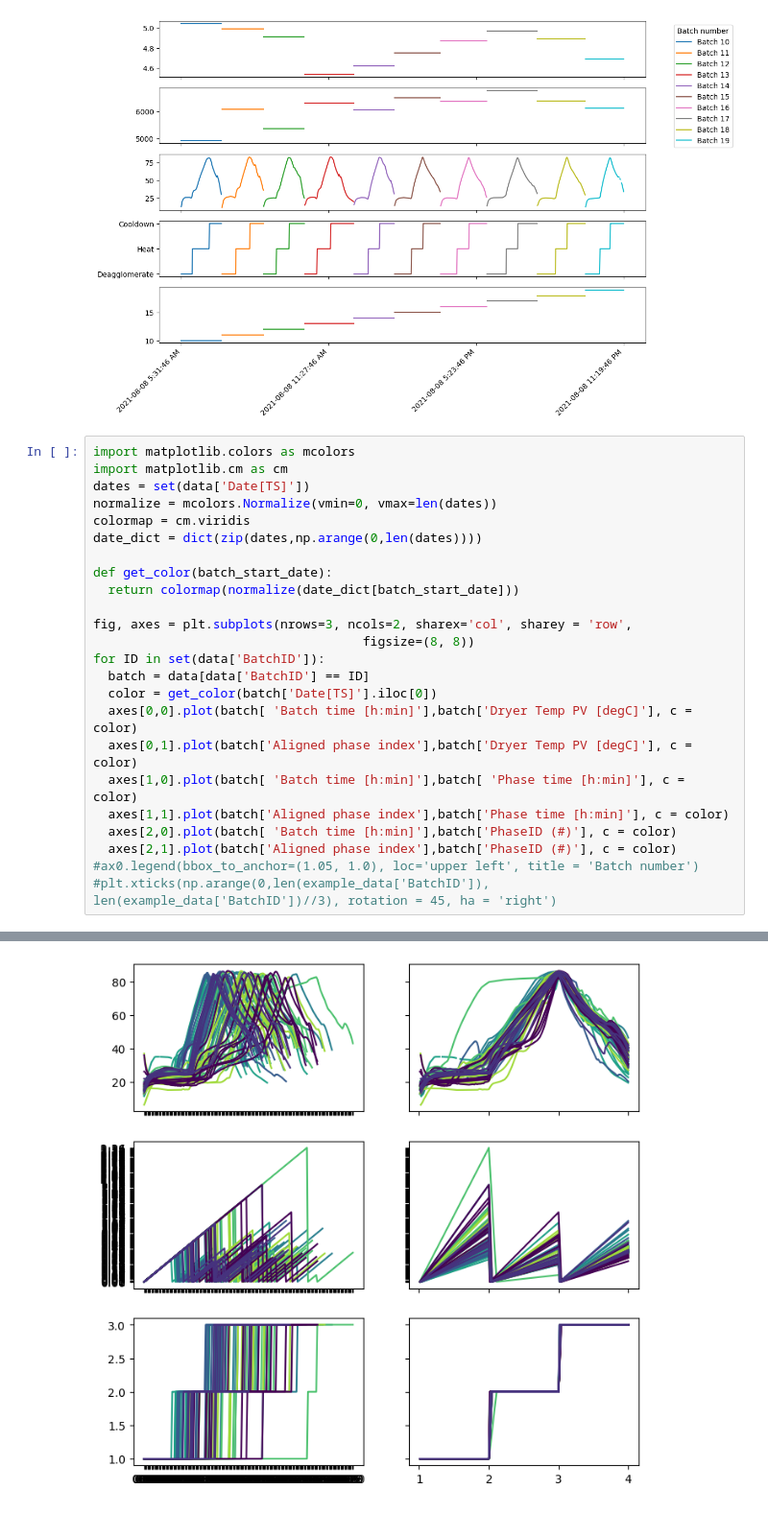
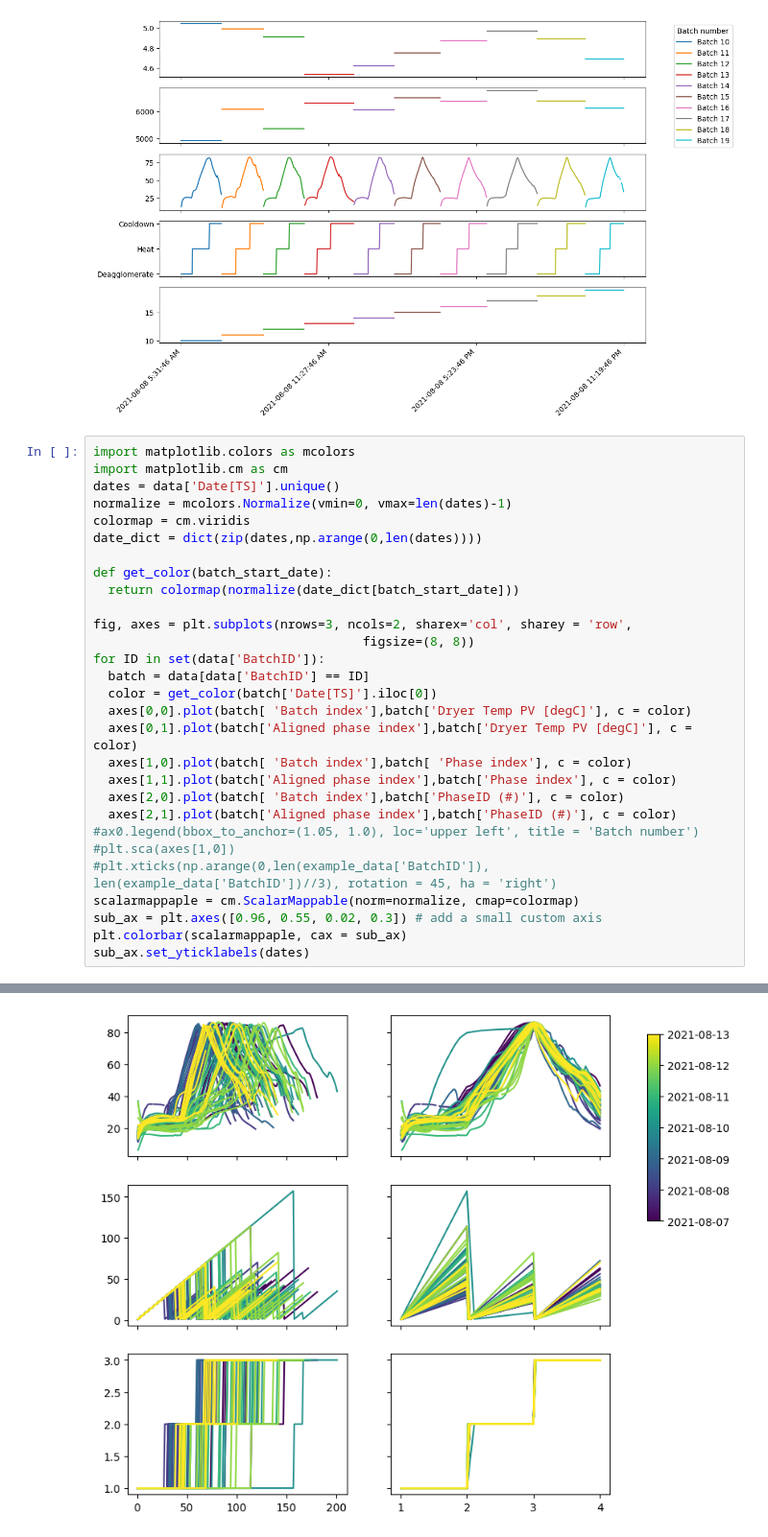
Before and after one commit to benkatz232/predictor-explainer, a Jupyter notebook: Batch_plots.ipynb, the cells around one changed output, grey strips where cells are left out. Shown at 96% size. Cells and saved outputs as stored; diff of their text form.

```diff
--- a/Batch_plots.ipynb
+++ b/Batch_plots.ipynb
@@ -54,8 +54,8 @@ plt.xticks(np.arange(0,len(example_data['BatchID']), len(example_data['BatchID']
 # %%
 import matplotlib.colors as mcolors
 import matplotlib.cm as cm
-dates = set(data['Date[TS]'])
-normalize = mcolors.Normalize(vmin=0, vmax=len(dates))
+dates = data['Date[TS]'].unique()
+normalize = mcolors.Normalize(vmin=0, vmax=len(dates)-1)
 colormap = cm.viridis
 date_dict = dict(zip(dates,np.arange(0,len(dates))))
 
@@ -67,12 +67,17 @@ fig, axes = plt.subplots(nrows=3, ncols=2, sharex='col', sharey = 'row',
 for ID in set(data['BatchID']):
   batch = data[data['BatchID'] == ID]
   color = get_color(batch['Date[TS]'].iloc[0])
-  axes[0,0].plot(batch[ 'Batch time [h:min]'],batch['Dryer Temp PV [degC]'], c = color)
+  axes[0,0].plot(batch[ 'Batch index'],batch['Dryer Temp PV [degC]'], c = color)
   axes[0,1].plot(batch['Aligned phase index'],batch['Dryer Temp PV [degC]'], c = color)
-  axes[1,0].plot(batch[ 'Batch time [h:min]'],batch[ 'Phase time [h:min]'], c = color)
-  axes[1,1].plot(batch['Aligned phase index'],batch['Phase time [h:min]'], c = color)
-  axes[2,0].plot(batch[ 'Batch time [h:min]'],batch['PhaseID (#)'], c = color)
+  axes[1,0].plot(batch[ 'Batch index'],batch[ 'Phase index'], c = color)
+  axes[1,1].plot(batch['Aligned phase index'],batch['Phase index'], c = color)
+  axes[2,0].plot(batch[ 'Batch index'],batch['PhaseID (#)'], c = color)
   axes[2,1].plot(batch['Aligned phase index'],batch['PhaseID (#)'], c = color)
 #ax0.legend(bbox_to_anchor=(1.05, 1.0), loc='upper left', title = 'Batch number')
+#plt.sca(axes[1,0])
 #plt.xticks(np.arange(0,len(example_data['BatchID']), len(example_data['BatchID'])//3), rotation = 45, ha = 'right')
+scalarmappaple = cm.ScalarMappable(norm=normalize, cmap=colormap)
+sub_ax = plt.axes([0.96, 0.55, 0.02, 0.3]) # add a small custom axis
+plt.colorbar(scalarmappaple, cax = sub_ax)
+sub_ax.set_yticklabels(dates)
 # %% [output]
@@ -79 +91 @@ for ID in set(data['BatchID']):
-[figure, old version]
+[figure, new version]
```
Also changed, not shown: parts of 4 cells of this notebook.
